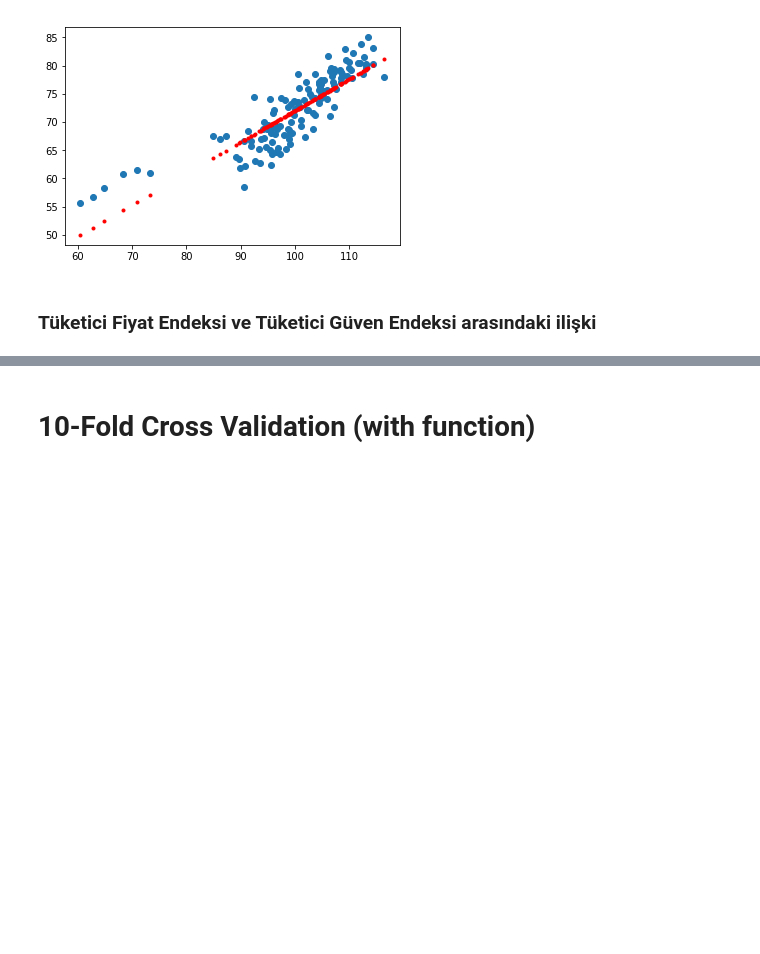
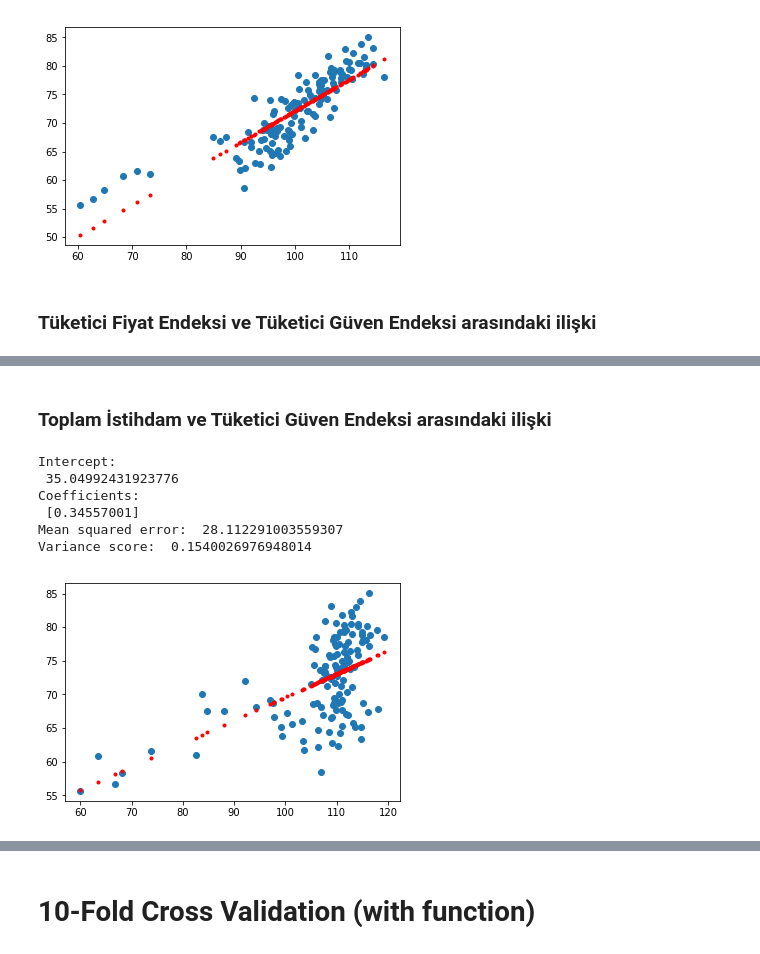
Before and after one commit to beratgumus/ConsumerConfidenceIndexEstimation, a Jupyter notebook: Proje2.ipynb, the cells around one changed output, grey strips where cells are left out. Saved outputs shown, nothing was run; the diff lists cells and outputs as text; code cells hidden in the pictures; blank space fills up the shorter version.

```diff
--- a/Proje2.ipynb
+++ b/Proje2.ipynb
@@ -387,0 +404,16 @@ Variance score:  -0.036303519489293945
+# %% [markdown]
+### Toplam İstihdam ve Tüketici Güven Endeksi arasındaki ilişki
+# %%
+ti_tge, error, score = create_model(df=merged, x_indices=[2], y_index=6)
+
+print_model_info(ti_tge, error, score)
+
+plot_model(df=merged, model=ti_tge, x_indices=[2], y_index=6)
+# %% [output]
+Intercept:
+ 35.04992431923776
+Coefficients:
+ [0.34557001]
+Mean squared error:  28.112291003559307
+Variance score:  0.1540026976948014
+[figure, added]
```
Also changed, not shown: parts of 10 cells of this notebook.
